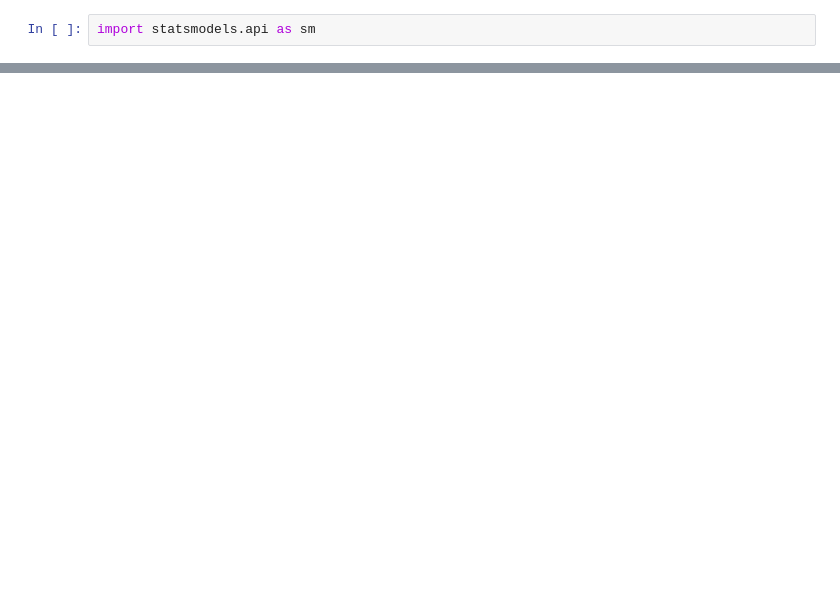
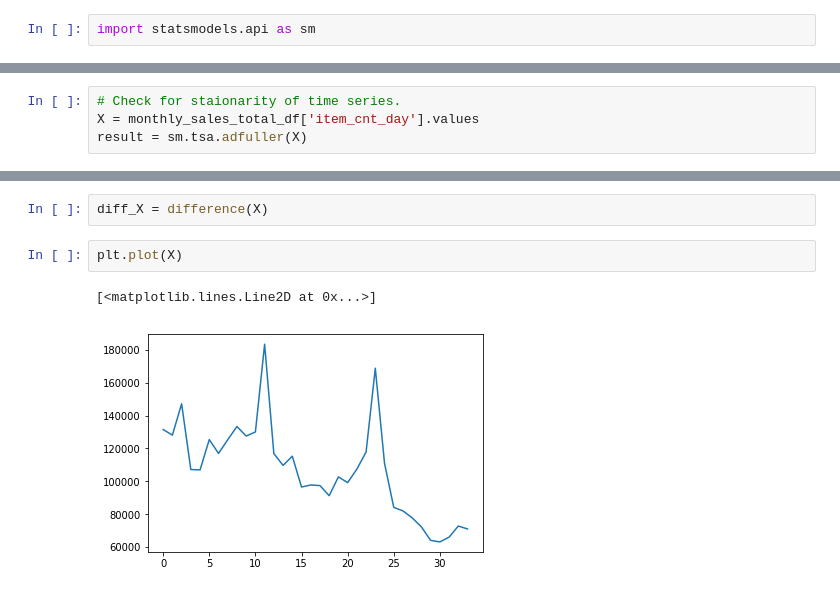
Before and after one commit to charlehl/kaggle_comps, a Jupyter notebook: predict_future_sales/tsa_kaggle_comp.ipynb, the cells around one changed output, grey strips where cells are left out. Drawn from its saved outputs; the diff is of its cells as text; blank space fills up the shorter version.

```diff
--- a/predict_future_sales/tsa_kaggle_comp.ipynb
+++ b/predict_future_sales/tsa_kaggle_comp.ipynb
@@ -188,0 +223,4 @@ fig = res.plot()
+# %%
+# Check for staionarity of time series.
+X = monthly_sales_total_df['item_cnt_day'].values
+result = sm.tsa.adfuller(X)
@@ -188,0 +251,7 @@ fig = res.plot()
+# %%
+diff_X = difference(X)
+# %%
+plt.plot(X)
+# %% [output]
+[<matplotlib.lines.Line2D at 0x...>]
+[figure, added]
```
Also changed, not shown: parts of 25 cells of this notebook.
